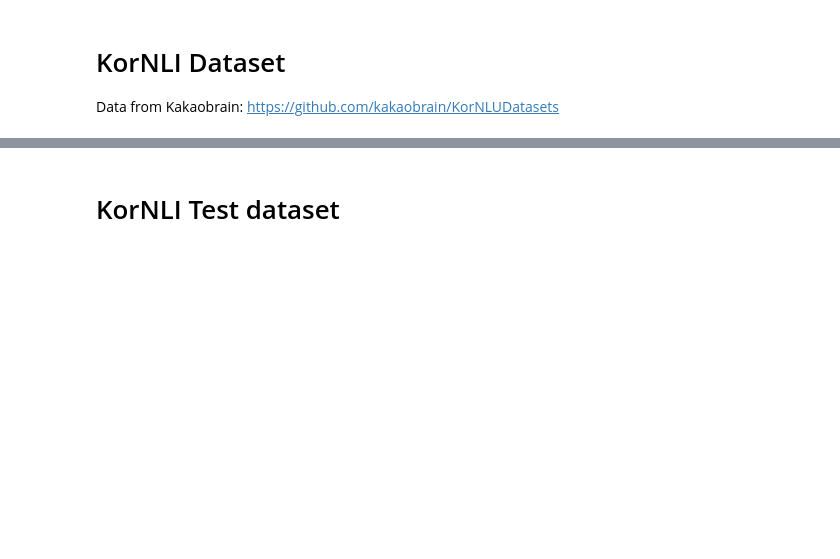
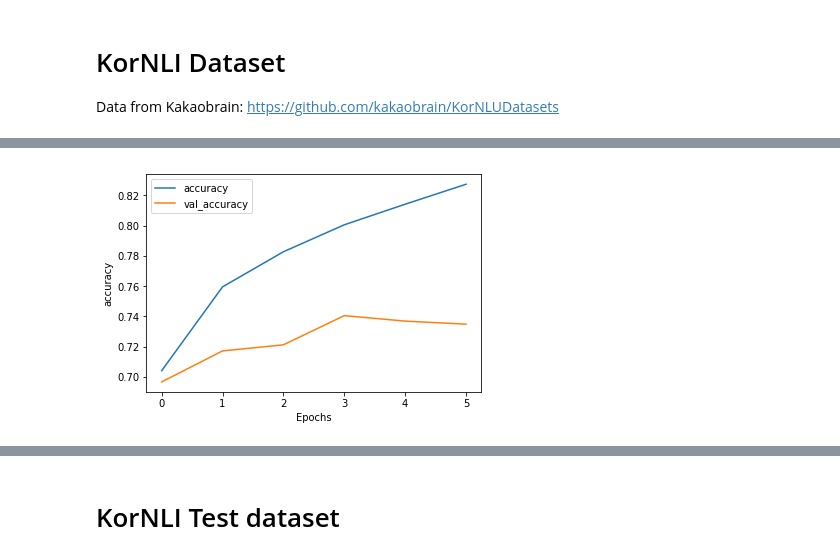
Before and after one commit to NLP-kr/tensorflow-ml-nlp-tf2, a Jupyter notebook: 7.PRETRAIN_METHOD/7.2.bert_finetune-KOR.ipynb, the cells around one changed output, grey strips where cells are left out. Drawn from its saved outputs; the diff is of its cells as text; code cells hidden in the pictures; blank space fills up the shorter version.

Commit message:
update bert

```diff
--- a/7.PRETRAIN_METHOD/7.2.bert_finetune-KOR.ipynb
+++ b/7.PRETRAIN_METHOD/7.2.bert_finetune-KOR.ipynb
@@ -302,11 +306,10 @@ Data from Kakaobrain:  https://github.com/kakaobrain/KorNLUDatasets
 # %%
 # BASE PARAM
 
-BATCH_SIZE = 64
+BATCH_SIZE = 128
 NUM_EPOCHS = 20
 VALID_SPLIT = 0.2
-# MAX_LEN = 14 * 2 # Average total * 2
-MAX_LEN = 65 # Average total * 2
+MAX_LEN = 40 * 2 # Average total * 2
 # %%
 # Load Train dataset
 
@@ -408,0 +425,25 @@ print("# sents: {}, # labels: {}".format(len(train_xnli_input_ids), len(train_xn
+# %%
+class TFBertClassifier(TFBertPreTrainedModel):
+    def __init__(self, config, *inputs, **kwargs):
+        super().__init__(config, *inputs, **kwargs)
+
+        self.num_labels = 3
+        self.bert = TFBertMainLayer(config, name="bert")
+        self.dropout = tf.keras.layers.Dropout(config.hidden_dropout_prob)
+        self.classifier = tf.keras.layers.Dense(self.num_labels,
+                                                kernel_initializer=tf.keras.initializers.TruncatedNormal(config.initializer_range),
+                                                name="classifier")
+
+    def call(self, inputs, **kwargs):
+        outputs = self.bert(inputs, **kwargs)
+
+        pooled_output = outputs[1]
+
+        pooled_output = self.dropout(pooled_output, training=kwargs.get("training", False))
+        logits = self.classifier(pooled_output)
+
+        outputs = (logits,) + outputs[2:]
+
+        return logits
+
+cls_model = TFBertClassifier(BertConfig()).from_pretrained("bert-base-multilingual-uncased")
@@ -409,9 +468,9 @@ print("# sents: {}, # labels: {}".format(len(train_xnli_input_ids), len(train_xn
 # %%
 # 학습 준비하기
-optimizer = tf.keras.optimizers.Adam(learning_rate=3e-5, epsilon=1e-08, clipnorm=1.0)
+optimizer = tf.keras.optimizers.Adam()
 loss = tf.keras.losses.SparseCategoricalCrossentropy(from_logits=True)
 metric = tf.keras.metrics.SparseCategoricalAccuracy('accuracy')
-model.compile(optimizer=optimizer, loss=loss, metrics=[metric])
+cls_model.compile(optimizer=optimizer, loss=loss, metrics=[metric])
 # %%
 #학습 진행하기
 model_name = "tf2_KorNLI"
@@ -435,13 +494,11 @@ cp_callback = ModelCheckpoint(
     checkpoint_path, monitor='val_accuracy', verbose=1, save_best_only=True, save_weights_only=True)
 
 # 학습과 eval 시작
-history = model.fit(train_xnli_input_ids, train_xnli_labels, epochs=NUM_EPOCHS,
-                    validation_split = 0.1,
-#             validation_data = (dev_xnli_inputs, dev_data_xnli_labels),
+history = cls_model.fit(train_snli_xnli_inputs, train_data_labels, epochs=NUM_EPOCHS,
+            validation_data = (dev_xnli_inputs, dev_data_labels),
             batch_size=BATCH_SIZE, callbacks=[earlystop_callback, cp_callback])
 
 #steps_for_epoch
-
 print(history.history)
 # %% [output]
 data_out/KOR/tf2_KorNLI -- Folder already exists
@@ -459,0 +521,4 @@ Epoch 00003: val_accuracy did not improve from 0.40000
+# %%
+plot_graphs(history, 'accuracy')
+# %% [output]
+[figure, added]
```
Also changed, not shown: parts of 34 cells of this notebook, 2 other files.
